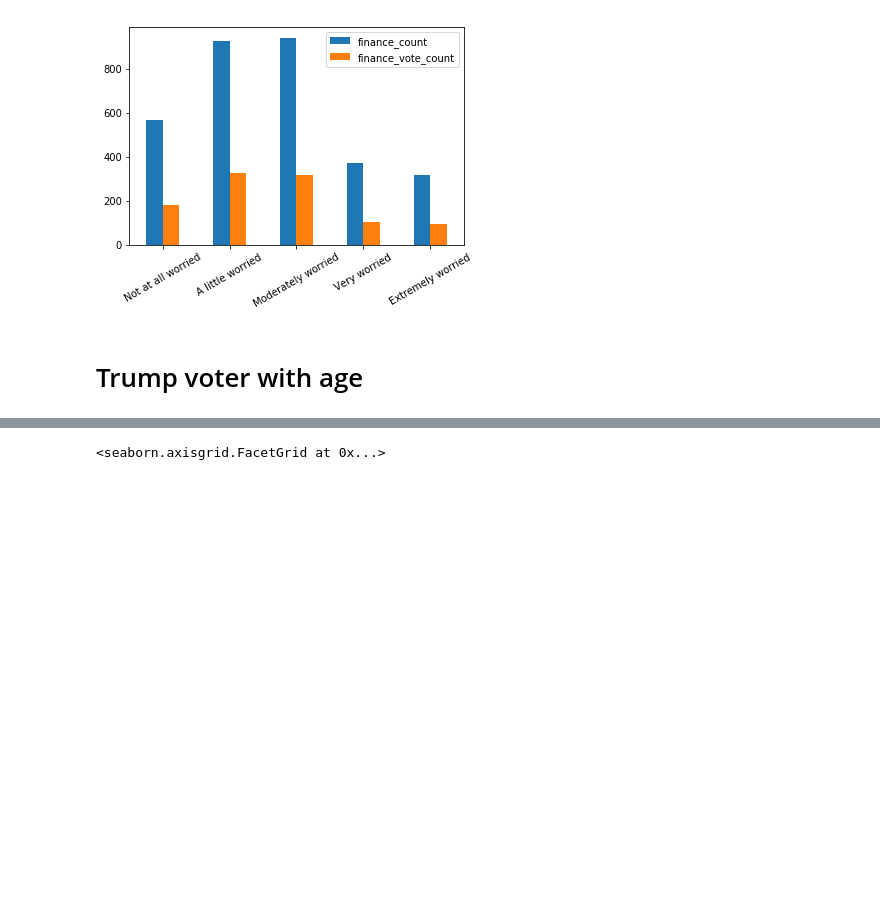
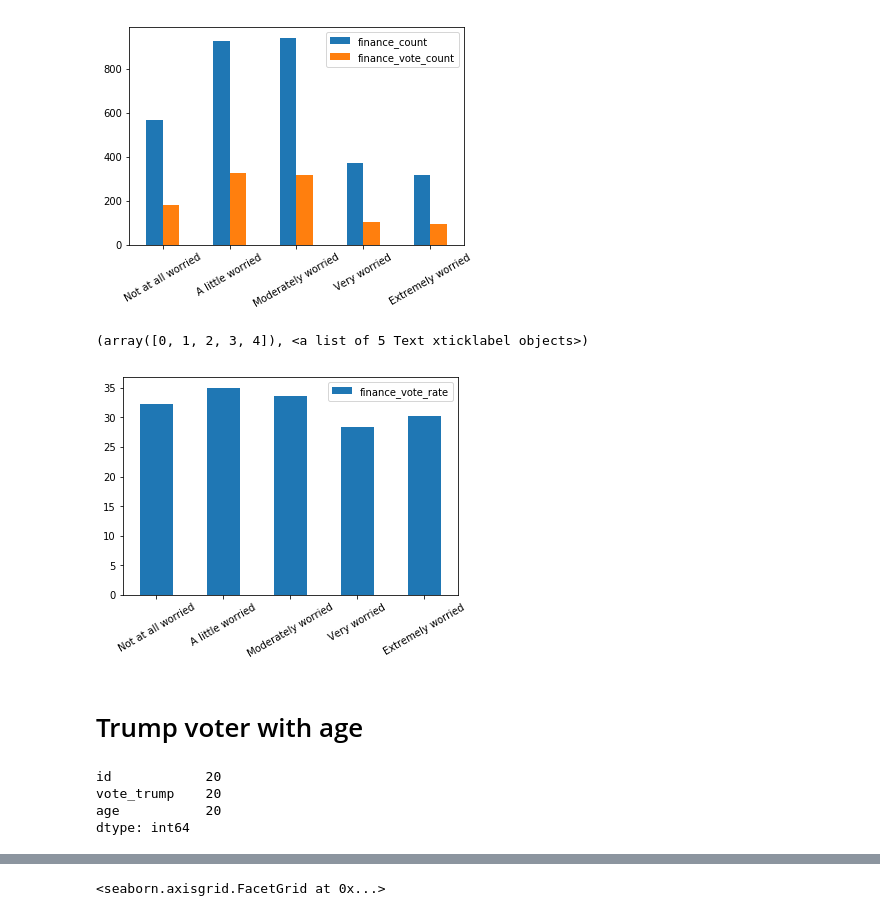
Before and after one commit to wangdianyh/trump-4703, a Jupyter notebook: Trump.ipynb, the cells around one changed output, grey strips where cells are left out. Saved outputs shown, nothing was run; the diff lists cells and outputs as text; code cells hidden in the pictures; blank space fills up the shorter version.

```diff
--- a/Trump.ipynb
+++ b/Trump.ipynb
@@ -104,10 +132,23 @@ plt.xticks(rotation=30)
 # %% [output]
 (array([0, 1, 2, 3, 4]), <a list of 5 Text xticklabel objects>)
 [figure]
+# %%
+finace_vote_df[['finance_vote_rate']].plot.bar()
+plt.xticks(rotation=30)
+# %% [output]
+(array([0, 1, 2, 3, 4]), <a list of 5 Text xticklabel objects>)
+[figure, added]
 # %% [markdown]
 # Trump voter with age
 # %%
 data_age = data[['id', 'vote_trump', 'age']].dropna()
+# %%
+data_age.loc[data_age.age == '90. Age 90 or older'].count()
+# %% [output]
+id            20
+vote_trump    20
+age           20
+dtype: int64
 # %%
 # replace 90. Age 90 or older to 90
 data_age.age = data_age.age.replace('90. Age 90 or older', 90)
```
Also changed, not shown: parts of 11 cells of this notebook, 1 other file.
